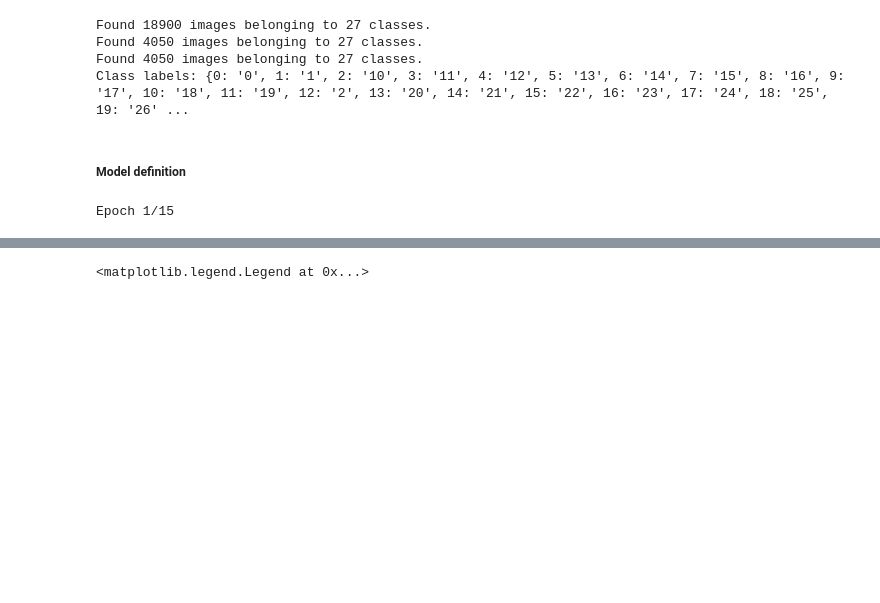
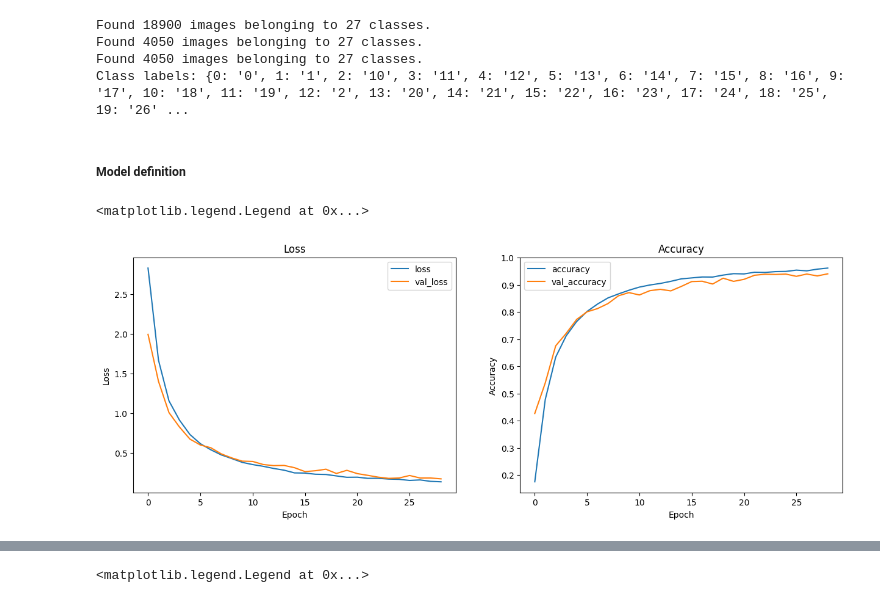
Before and after one commit to tripathics/rt-asl-translation-cnn, a Jupyter notebook: handsign.ipynb, the cells around one changed output, grey strips where cells are left out. Cells and saved outputs as stored; diff of their text form; code cells hidden in the pictures; blank space fills up the shorter version.

Commit message:
train on gray

```diff
--- a/handsign.ipynb
+++ b/handsign.ipynb
@@ -301,7 +316,2 @@ model.compile(optimizer=adam_optimizer, loss='categorical_crossentropy', metrics
 # %%
-early_stopping = EarlyStopping(monitor='val_loss', patience=5, restore_best_weights=True)
-csv_logger = CSVLogger('training.log')
-
-history = model.fit(train_generator, epochs=15, validation_data=validation_generator, callbacks=[early_stopping, csv_logger])
+history = model.fit(train_generator, epochs=40, validation_data=validation_generator, callbacks=[early_stopping, csv_logger, tensorboard_callback])
-# %% [output]
-Epoch 1/15
@@ -308,3 +323,26 @@ Epoch 1/15
+# %%
+# plot the training and validation accuracy and loss at each epoch from training.log using pandas and maatplotlib
+log = pd.read_csv('logs/dataset_1000_grayscale_model_training.log')
+
+fig, axs = plt.subplots(1, 2, figsize=(15, 5))
+fig.set_facecolor('white')
+
+axs[0].plot(log['loss'], label='loss')
+axs[0].plot(log['val_loss'], label='val_loss')
+axs[0].set_title('Loss')
+axs[0].set_xlabel('Epoch')
+axs[0].set_ylabel('Loss')
+axs[0].legend()
+
+axs[1].plot(log['accuracy'], label='accuracy')
+axs[1].plot(log['val_accuracy'], label='val_accuracy')
+axs[1].set_title('Accuracy')
+axs[1].set_xlabel('Epoch')
+axs[1].set_ylabel('Accuracy')
+axs[1].legend()
+# %% [output]
+<matplotlib.legend.Legend at 0x...>
+[figure, added]
 # %%
 # plot the training and validation accuracy and loss at each epoch from training.log using pandas and maatplotlib
 log = pd.read_csv('training.log')
```
Also changed, not shown: parts of 17 cells of this notebook, 10 other files.
